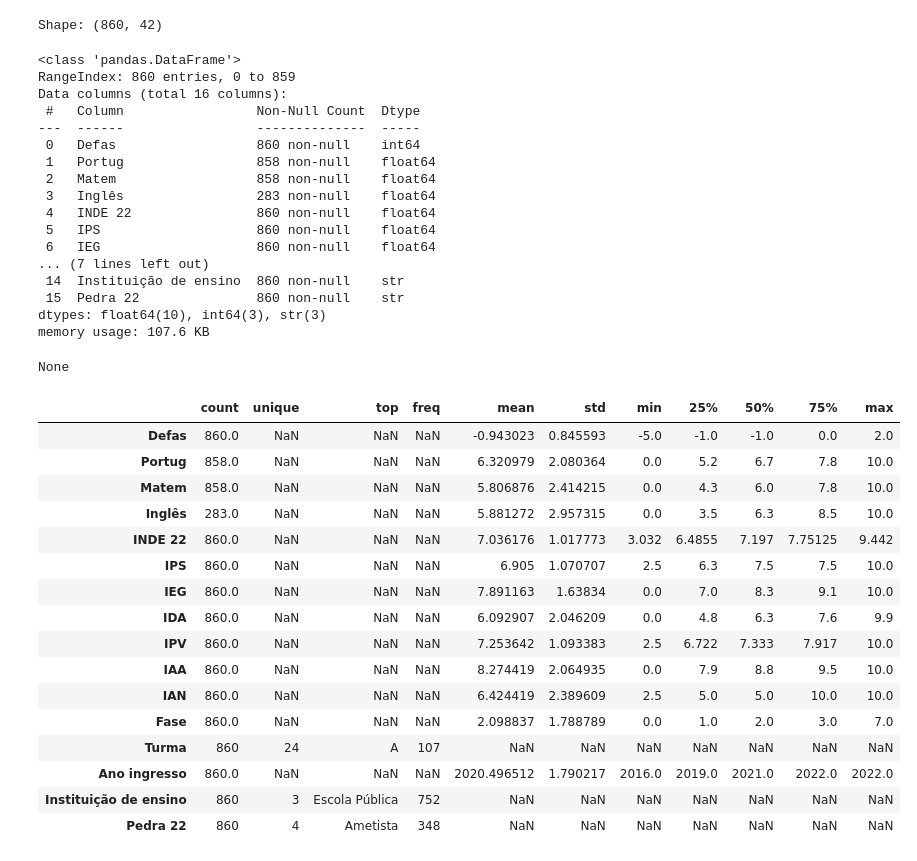
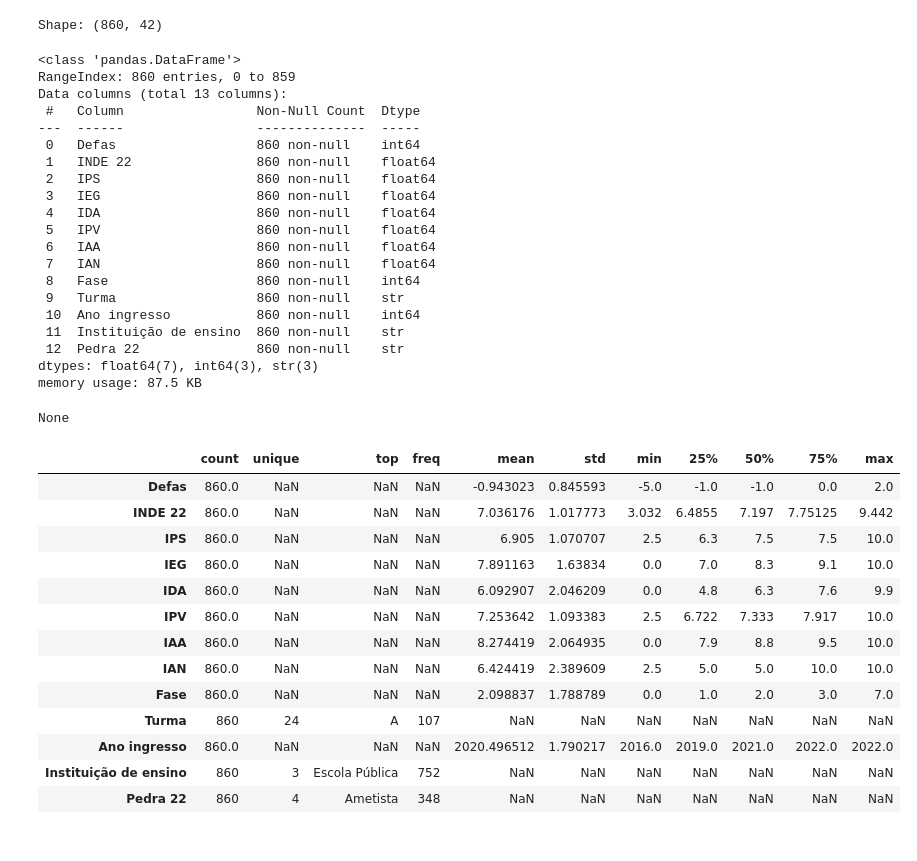
Before and after one commit to marcelotmalta/Dataton, a Jupyter notebook: notebooks/EDA_datathon_eda.ipynb, the cells around one changed output. Saved outputs shown, nothing was run; the diff lists cells and outputs as text; code cells hidden in the pictures.

Commit message:
feat: Implement data preprocessing, generate processed training data, and establish EDA with tests and documentation.

```diff
--- a/notebooks/EDA_datathon_eda.ipynb
+++ b/notebooks/EDA_datathon_eda.ipynb
@@ -52,50 +51,50 @@ Shape: (860, 42)
 # %%
 # Filtragem de Colunas de Interesse
 cols_interest = [
-    'Defas', 'Portug', 'Matem', 'Inglês',
+    'Defas',
     'INDE 22', 'IPS', 'IEG', 'IDA', 'IPV', 'IAA', 'IAN',
     'Fase', 'Turma', 'Ano ingresso', 'Instituição de ensino', 'Pedra 22'
 ]
 
 # Verificar quais colunas realmente existem no DF
 cols_to_keep = [c for c in cols_interest if c in df.columns]
 missing_cols = [c for c in cols_interest if c not in df.columns]
 
 if len(missing_cols) > 0:
     print(f'Colunas não encontradas: {missing_cols}')
 
 df = df[cols_to_keep].copy()
 
 # Tipos, nulos e estatísticas descritivas
 if df.shape[0] > 0:
     display(df.info())
     display(df.describe(include='all').T)
 else:
     print('DataFrame vazio — carregue os dados e reexecute esta célula.')
 # %% [output]
 <class 'pandas.DataFrame'>
 RangeIndex: 860 entries, 0 to 859
-Data columns (total 16 columns):
+Data columns (total 13 columns):
  #   Column                 Non-Null Count  Dtype
 ---  ------                 --------------  -----
  0   Defas                  860 non-null    int64
- 1   Portug                 858 non-null    float64
- 2   Matem                  858 non-null    float64
- 3   Inglês                 283 non-null    float64
- 4   INDE 22                860 non-null    float64
- 5   IPS                    860 non-null    float64
- 6   IEG                    860 non-null    float64
-... (7 lines left out)
- 14  Instituição de ensino  860 non-null    str
- 15  Pedra 22               860 non-null    str
-dtypes: float64(10), int64(3), str(3)
-memory usage: 107.6 KB
+ 1   INDE 22                860 non-null    float64
+ 2   IPS                    860 non-null    float64
+ 3   IEG                    860 non-null    float64
+ 4   IDA                    860 non-null    float64
+ 5   IPV                    860 non-null    float64
+ 6   IAA                    860 non-null    float64
+ 7   IAN                    860 non-null    float64
+ 8   Fase                   860 non-null    int64
+ 9   Turma                  860 non-null    str
+ 10  Ano ingresso           860 non-null    int64
+ 11  Instituição de ensino  860 non-null    str
+ 12  Pedra 22               860 non-null    str
+dtypes: float64(7), int64(3), str(3)
+memory usage: 87.5 KB
 None
 |  | count | unique | top | freq | mean | std | min | 25% | 50% | 75% | max |
 | Defas | 860.0 | NaN | NaN | NaN | -0.943023 | 0.845593 | -5.0 | -1.0 | -1.0 | 0.0 | 2.0 |
-| Portug | 858.0 | NaN | NaN | NaN | 6.320979 | 2.080364 | 0.0 | 5.2 | 6.7 | 7.8 | 10.0 |
-| Matem | 858.0 | NaN | NaN | NaN | 5.806876 | 2.414215 | 0.0 | 4.3 | 6.0 | 7.8 | 10.0 |
-| Inglês | 283.0 | NaN | NaN | NaN | 5.881272 | 2.957315 | 0.0 | 3.5 | 6.3 | 8.5 | 10.0 |
 | INDE 22 | 860.0 | NaN | NaN | NaN | 7.036176 | 1.017773 | 3.032 | 6.4855 | 7.197 | 7.75125 | 9.442 |
 | IPS | 860.0 | NaN | NaN | NaN | 6.905 | 1.070707 | 2.5 | 6.3 | 7.5 | 7.5 | 10.0 |
 | IEG | 860.0 | NaN | NaN | NaN | 7.891163 | 1.63834 | 0.0 | 7.0 | 8.3 | 9.1 | 10.0 |
```
Also changed, not shown: parts of 9 cells of this notebook, 9 other files.
